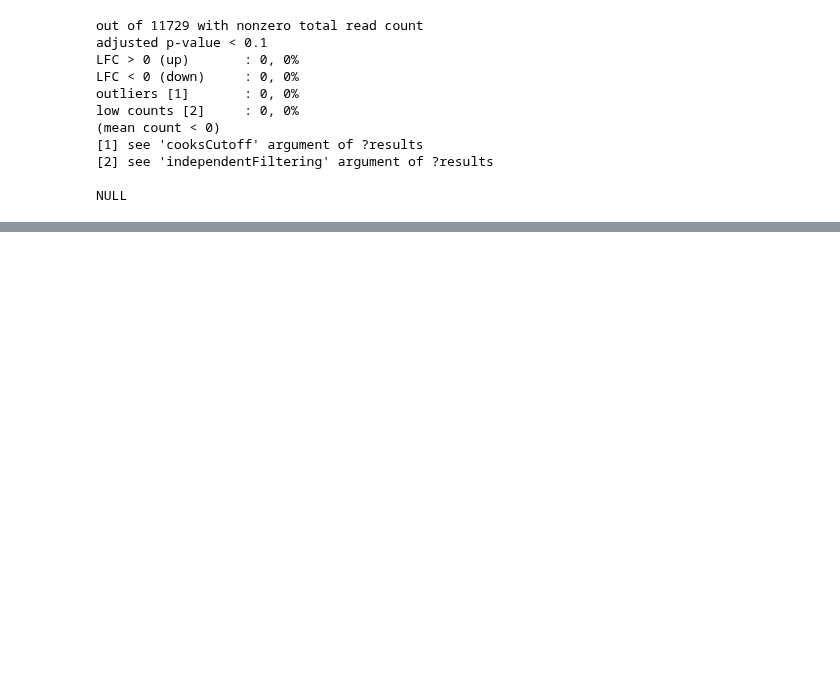
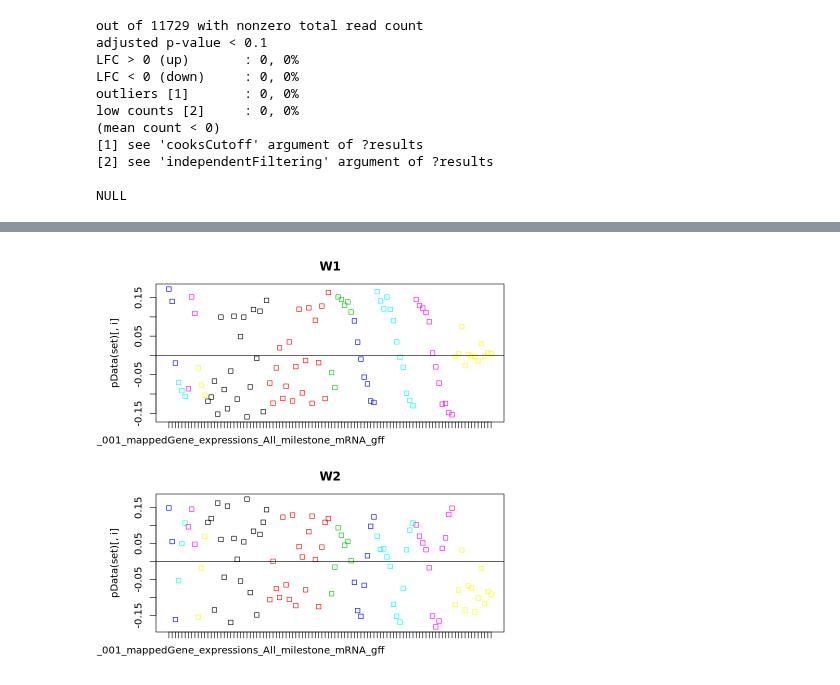
Before and after one commit to biolab/baylor-dicty, a Jupyter notebook: R/deDevelopmentalStages_DESeq2_serverscript.ipynb, the cells around one changed output, grey strips where cells are left out. Cells and saved outputs as stored; diff of their text form; code cells hidden in the pictures; blank space fills up the shorter version.

```diff
--- a/R/deDevelopmentalStages_DESeq2_serverscript.ipynb
+++ b/R/deDevelopmentalStages_DESeq2_serverscript.ipynb
@@ -612,0 +1335,18 @@ NULL
+# %%
+set <- newSeqExpressionSet(counts(dds))
+idx <- rowSums(counts(set) > 5) >= 2
+set <- set[idx, ]
+set <- betweenLaneNormalization(set, which="upper")
+not.sig <- rownames(res)[which(res$pvalue > .1)]
+empirical <- rownames(set)[ rownames(set) %in% not.sig ]
+set <- RUVg(set, empirical, k=2)
+pData(set)
+# %%
+par(mfrow = c(2, 1), mar = c(3,5,3,1))
+for (i in 1:2) {
+stripchart(pData(set)[, i] ~ colnames(dds), vertical = TRUE, main = paste0("W",
+i), col=conditions[colnames(dds),'Replicate'])
+abline(h = 0)
+}
+# %% [output]
+[figure, added]
```
Also changed, not shown: parts of 22 cells of this notebook, 2 other files.
